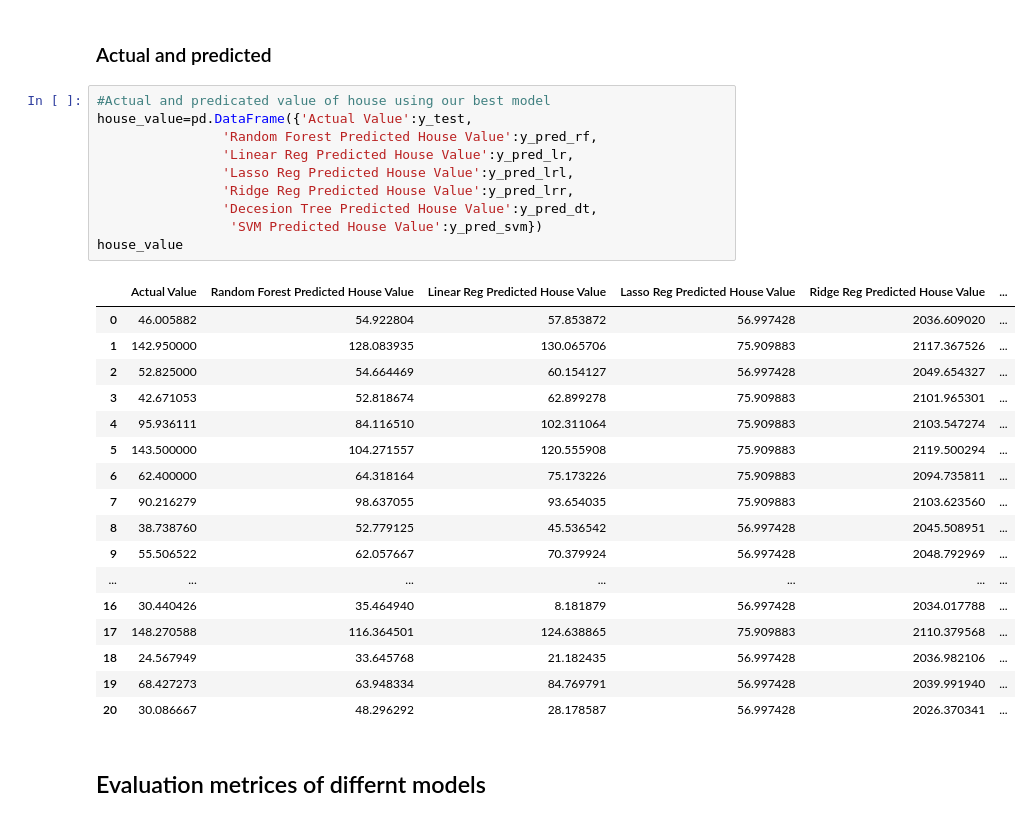
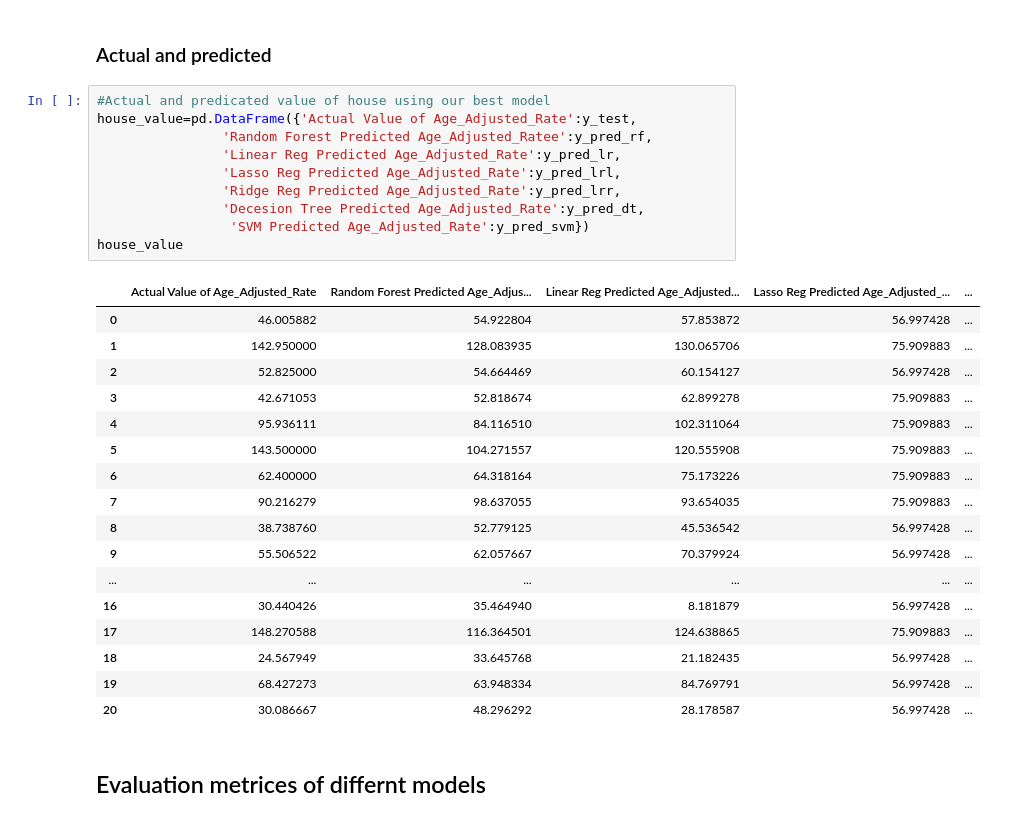
Before and after one commit to Rlizaran/Respiratory-Healthcare-Tool, a Jupyter notebook: Asthma_Model.ipynb, the cells around one changed output. Cells and saved outputs as stored; diff of their text form.

```diff
--- a/Asthma_Model.ipynb
+++ b/Asthma_Model.ipynb
@@ -769,32 +769,32 @@ The mean squared error of random forest regression is 14.770264546911061
 ### Actual and predicted
 # %%
 #Actual and predicated value of house using our best model
-house_value=pd.DataFrame({'Actual Value':y_test,
-                'Random Forest Predicted House Value':y_pred_rf,
-                'Linear Reg Predicted House Value':y_pred_lr,
-                'Lasso Reg Predicted House Value':y_pred_lrl,
-                'Ridge Reg Predicted House Value':y_pred_lrr,
-                'Decesion Tree Predicted House Value':y_pred_dt,
-                 'SVM Predicted House Value':y_pred_svm})
+house_value=pd.DataFrame({'Actual Value of Age_Adjusted_Rate':y_test,
+                'Random Forest Predicted Age_Adjusted_Ratee':y_pred_rf,
+                'Linear Reg Predicted Age_Adjusted_Rate':y_pred_lr,
+                'Lasso Reg Predicted Age_Adjusted_Rate':y_pred_lrl,
+                'Ridge Reg Predicted Age_Adjusted_Rate':y_pred_lrr,
+                'Decesion Tree Predicted Age_Adjusted_Rate':y_pred_dt,
+                 'SVM Predicted Age_Adjusted_Rate':y_pred_svm})
 house_value
 # %% [output]
-|  | Actual Value | Random Forest Predicted House Value | Linear Reg Predicted House Value | Lasso Reg Predicted House Value | Ridge Reg Predicted House Value | ... |
-| 0 | 46.005882 | 54.922804 | 57.853872 | 56.997428 | 2036.609020 | ... |
-| 1 | 142.950000 | 128.083935 | 130.065706 | 75.909883 | 2117.367526 | ... |
-| 2 | 52.825000 | 54.664469 | 60.154127 | 56.997428 | 2049.654327 | ... |
-| 3 | 42.671053 | 52.818674 | 62.899278 | 75.909883 | 2101.965301 | ... |
-| 4 | 95.936111 | 84.116510 | 102.311064 | 75.909883 | 2103.547274 | ... |
-| 5 | 143.500000 | 104.271557 | 120.555908 | 75.909883 | 2119.500294 | ... |
-| 6 | 62.400000 | 64.318164 | 75.173226 | 75.909883 | 2094.735811 | ... |
-| 7 | 90.216279 | 98.637055 | 93.654035 | 75.909883 | 2103.623560 | ... |
-| 8 | 38.738760 | 52.779125 | 45.536542 | 56.997428 | 2045.508951 | ... |
-| 9 | 55.506522 | 62.057667 | 70.379924 | 56.997428 | 2048.792969 | ... |
-| ... | ... | ... | ... | ... | ... | ... |
-| 16 | 30.440426 | 35.464940 | 8.181879 | 56.997428 | 2034.017788 | ... |
-| 17 | 148.270588 | 116.364501 | 124.638865 | 75.909883 | 2110.379568 | ... |
-| 18 | 24.567949 | 33.645768 | 21.182435 | 56.997428 | 2036.982106 | ... |
-| 19 | 68.427273 | 63.948334 | 84.769791 | 56.997428 | 2039.991940 | ... |
-| 20 | 30.086667 | 48.296292 | 28.178587 | 56.997428 | 2026.370341 | ... |
+|  | Actual Value of Age_Adjusted_Rate | Random Forest Predicted Age_Adjus... | Linear Reg Predicted Age_Adjusted... | Lasso Reg Predicted Age_Adjusted_... | ... |
+| 0 | 46.005882 | 54.922804 | 57.853872 | 56.997428 | ... |
+| 1 | 142.950000 | 128.083935 | 130.065706 | 75.909883 | ... |
+| 2 | 52.825000 | 54.664469 | 60.154127 | 56.997428 | ... |
+| 3 | 42.671053 | 52.818674 | 62.899278 | 75.909883 | ... |
+| 4 | 95.936111 | 84.116510 | 102.311064 | 75.909883 | ... |
+| 5 | 143.500000 | 104.271557 | 120.555908 | 75.909883 | ... |
+| 6 | 62.400000 | 64.318164 | 75.173226 | 75.909883 | ... |
+| 7 | 90.216279 | 98.637055 | 93.654035 | 75.909883 | ... |
+| 8 | 38.738760 | 52.779125 | 45.536542 | 56.997428 | ... |
+| 9 | 55.506522 | 62.057667 | 70.379924 | 56.997428 | ... |
+| ... | ... | ... | ... | ... | ... |
+| 16 | 30.440426 | 35.464940 | 8.181879 | 56.997428 | ... |
+| 17 | 148.270588 | 116.364501 | 124.638865 | 75.909883 | ... |
+| 18 | 24.567949 | 33.645768 | 21.182435 | 56.997428 | ... |
+| 19 | 68.427273 | 63.948334 | 84.769791 | 56.997428 | ... |
+| 20 | 30.086667 | 48.296292 | 28.178587 | 56.997428 | ... |
 # %% [markdown]
 ## Evaluation metrices of differnt models
 # %%
```
